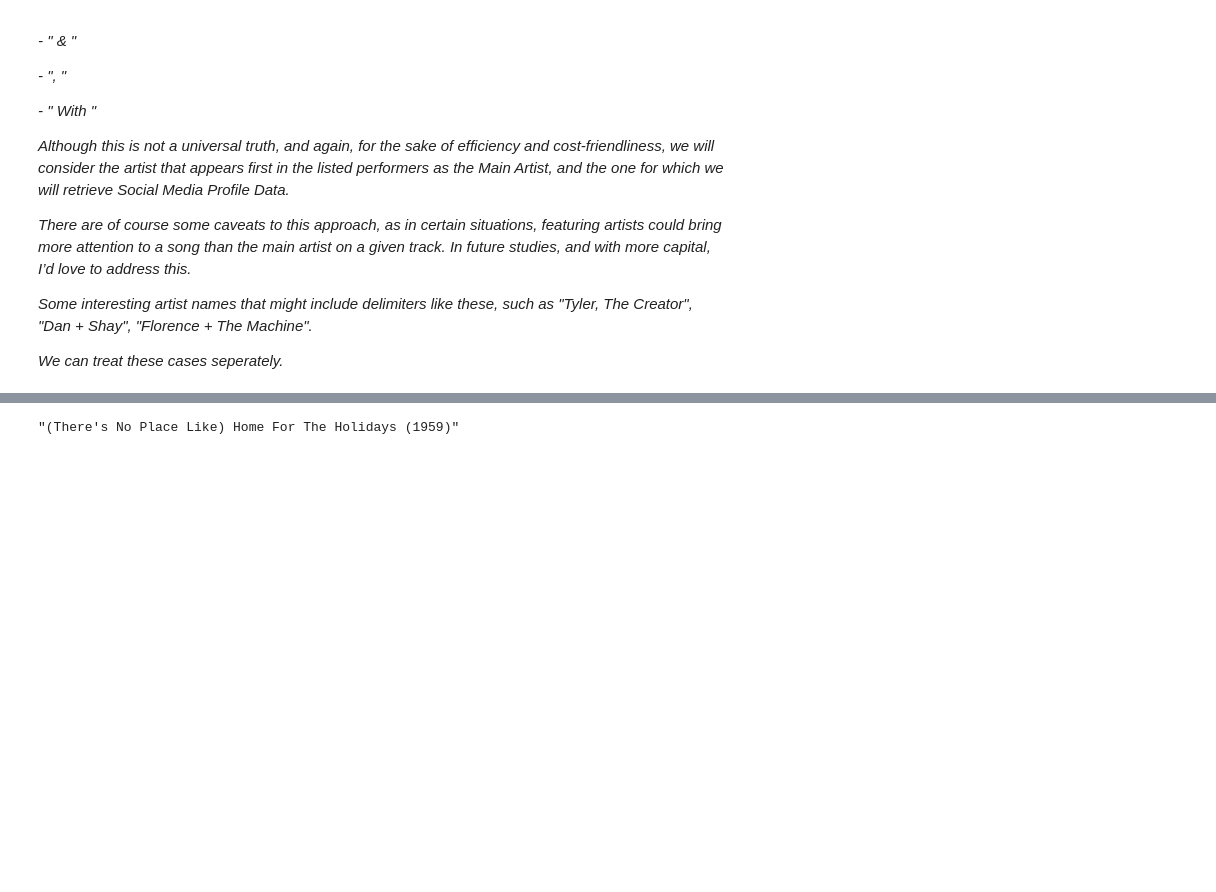
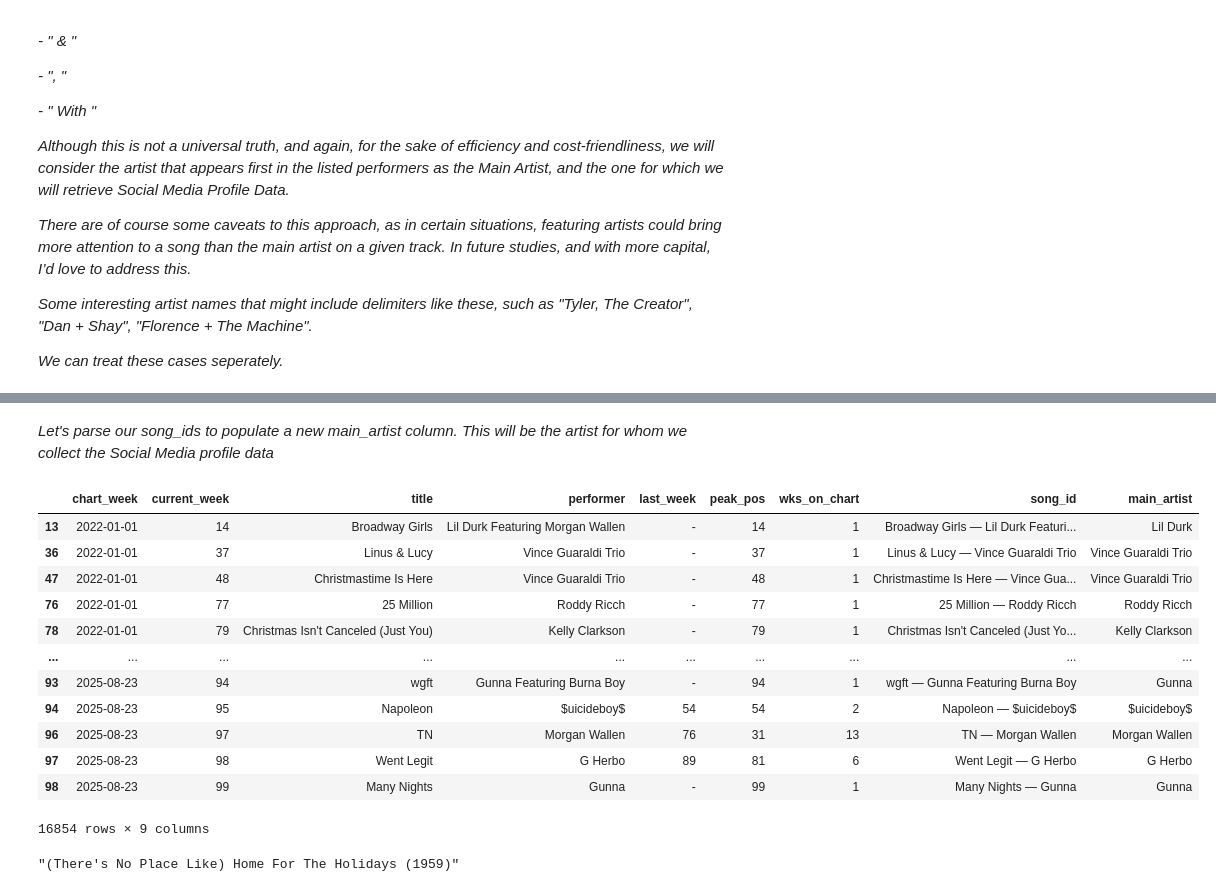
Before and after one commit to tom4sg/DURF, a Jupyter notebook: data_processing.ipynb, the cells around one changed output, grey strips where cells are left out. Cells and saved outputs as stored; diff of their text form; code cells hidden in the pictures; blank space fills up the shorter version.

```diff
--- a/data_processing.ipynb
+++ b/data_processing.ipynb
@@ -145,0 +168,4 @@ total_hot_100.to_csv("data/processed_data/total_hot_100.csv")
+# %%
+emerging_song_ids = total_hot_100.loc[total_hot_100["wks_on_chart"] == 1, "song_id"].unique()
+print(emerging_song_ids)
+print(len(emerging_song_ids))
@@ -145,0 +190,4 @@ total_hot_100.to_csv("data/processed_data/total_hot_100.csv")
+# %%
+emerging_songs_df = total_hot_100[total_hot_100["song_id"].isin(emerging_song_ids)].copy()
+print(f"Total newly-emerging songs: {len(emerging_songs_df["song_id"].unique())}")
+emerging_songs_df
@@ -145,0 +209,2 @@ total_hot_100.to_csv("data/processed_data/total_hot_100.csv")
+# %% [markdown]
+*Let's parse our song_ids to populate a new main_artist column. This will be the artist for whom we collect the Social Media profile data*
@@ -145,0 +275,18 @@ total_hot_100.to_csv("data/processed_data/total_hot_100.csv")
+# %%
+# Let's apply the code above to parse the main artists from each release
+emerging_songs_df["main_artist"] = emerging_songs_df["song_id"].apply(compute_main_artist_from_song_id)
+emerging_songs_df
+# %% [output]
+|  | chart_week | current_week | title | performer | last_week | peak_pos | wks_on_chart | song_id | main_artist |
+| 13 | 2022-01-01 | 14 | Broadway Girls | Lil Durk Featuring Morgan Wallen | - | 14 | 1 | Broadway Girls — Lil Durk Featuri... | Lil Durk |
+| 36 | 2022-01-01 | 37 | Linus & Lucy | Vince Guaraldi Trio | - | 37 | 1 | Linus & Lucy — Vince Guaraldi Trio | Vince Guaraldi Trio |
+| 47 | 2022-01-01 | 48 | Christmastime Is Here | Vince Guaraldi Trio | - | 48 | 1 | Christmastime Is Here — Vince Gua... | Vince Guaraldi Trio |
+| 76 | 2022-01-01 | 77 | 25 Million | Roddy Ricch | - | 77 | 1 | 25 Million — Roddy Ricch | Roddy Ricch |
+| 78 | 2022-01-01 | 79 | Christmas Isn't Canceled (Just You) | Kelly Clarkson | - | 79 | 1 | Christmas Isn't Canceled (Just Yo... | Kelly Clarkson |
+| ... | ... | ... | ... | ... | ... | ... | ... | ... | ... |
+| 93 | 2025-08-23 | 94 | wgft | Gunna Featuring Burna Boy | - | 94 | 1 | wgft — Gunna Featuring Burna Boy | Gunna |
+| 94 | 2025-08-23 | 95 | Napoleon | $uicideboy$ | 54 | 54 | 2 | Napoleon — $uicideboy$ | $uicideboy$ |
+| 96 | 2025-08-23 | 97 | TN | Morgan Wallen | 76 | 31 | 13 | TN — Morgan Wallen | Morgan Wallen |
+| 97 | 2025-08-23 | 98 | Went Legit | G Herbo | 89 | 81 | 6 | Went Legit — G Herbo | G Herbo |
+| 98 | 2025-08-23 | 99 | Many Nights | Gunna | - | 99 | 1 | Many Nights — Gunna | Gunna |
+16854 rows × 9 columns
```
Also changed, not shown: parts of 15 cells of this notebook, 2 other files.
